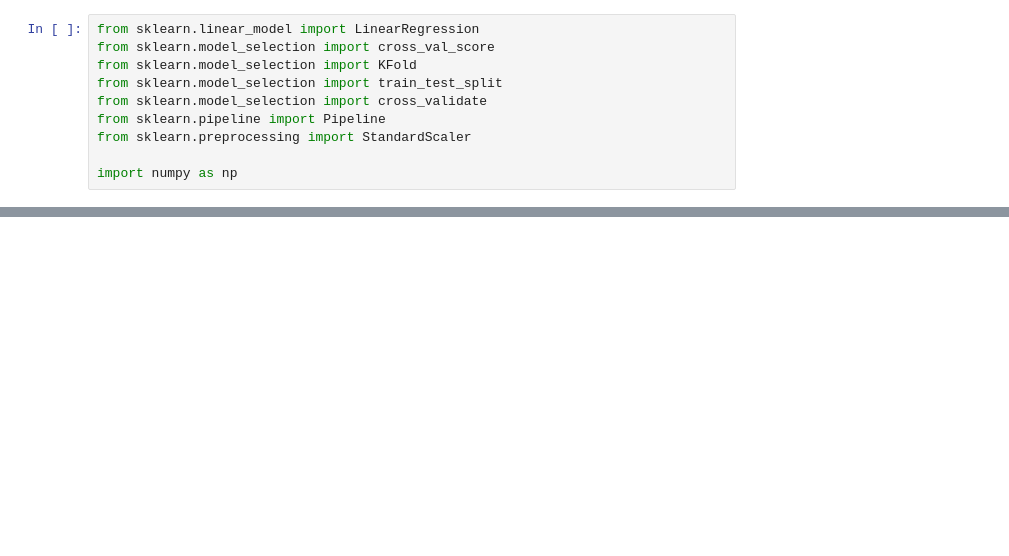
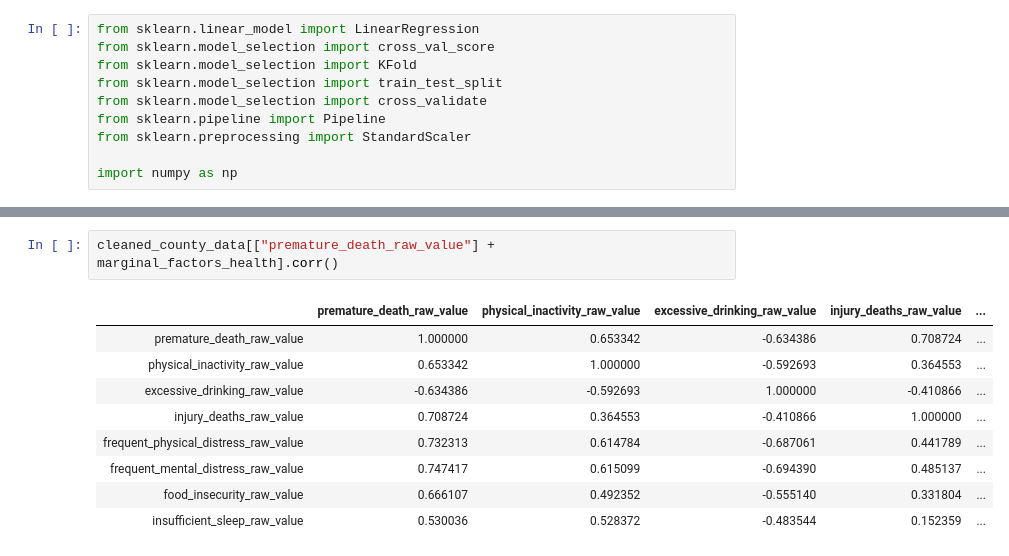
Before and after one commit to NathanVenos/Predicting-Premature-Death-with-County-level-Health-Factors, a Jupyter notebook: data/Choosing features.ipynb, the cells around one changed output, grey strips where cells are left out. Saved outputs shown, nothing was run; the diff lists cells and outputs as text; blank space fills up the shorter version.

```diff
--- a/data/Choosing features.ipynb
+++ b/data/Choosing features.ipynb
@@ -46,0 +127,12 @@ ValueError: Input contains NaN, infinity or a value too large for dtype('float64
+# %%
+cleaned_county_data[["premature_death_raw_value"] + marginal_factors_health].corr()
+# %% [output]
+|  | premature_death_raw_value | physical_inactivity_raw_value | excessive_drinking_raw_value | injury_deaths_raw_value | ... |
+| premature_death_raw_value | 1.000000 | 0.653342 | -0.634386 | 0.708724 | ... |
+| physical_inactivity_raw_value | 0.653342 | 1.000000 | -0.592693 | 0.364553 | ... |
+| excessive_drinking_raw_value | -0.634386 | -0.592693 | 1.000000 | -0.410866 | ... |
+| injury_deaths_raw_value | 0.708724 | 0.364553 | -0.410866 | 1.000000 | ... |
+| frequent_physical_distress_raw_value | 0.732313 | 0.614784 | -0.687061 | 0.441789 | ... |
+| frequent_mental_distress_raw_value | 0.747417 | 0.615099 | -0.694390 | 0.485137 | ... |
+| food_insecurity_raw_value | 0.666107 | 0.492352 | -0.555140 | 0.331804 | ... |
+| insufficient_sleep_raw_value | 0.530036 | 0.528372 | -0.483544 | 0.152359 | ... |
```
Also changed, not shown: parts of 13 cells of this notebook.
